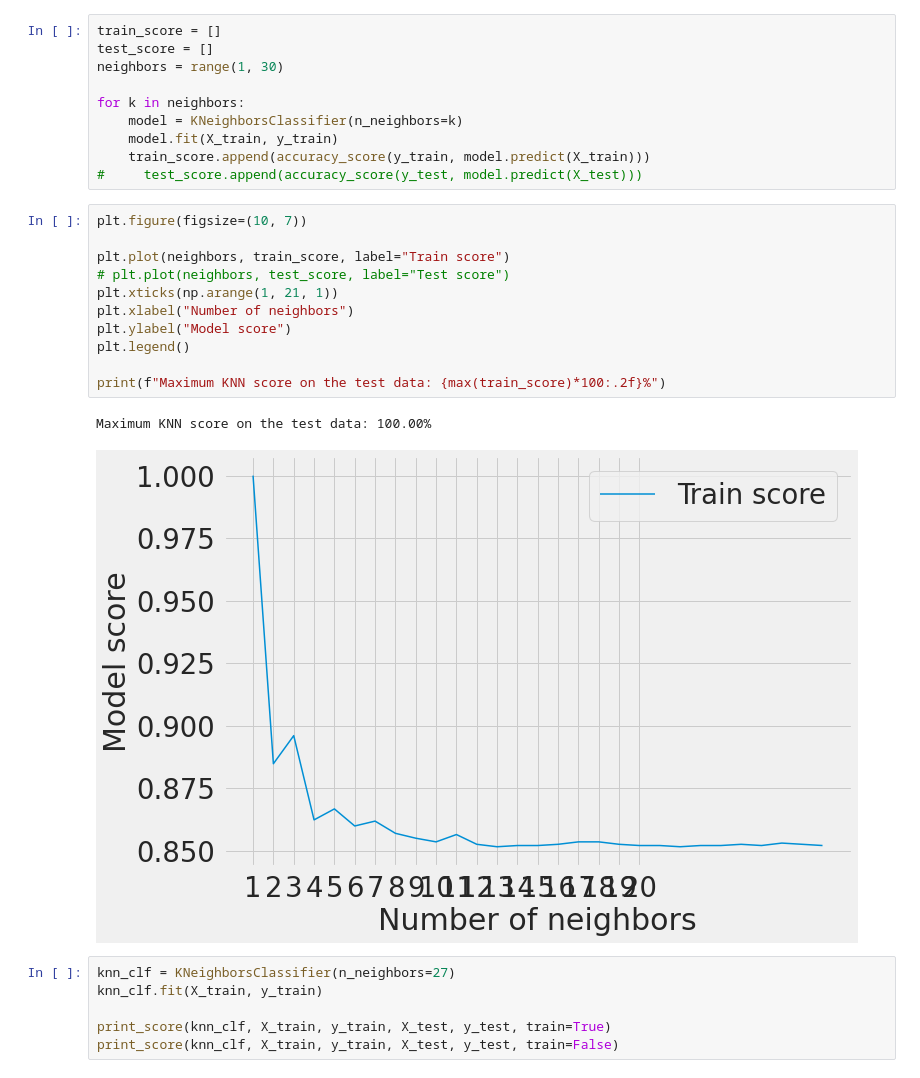
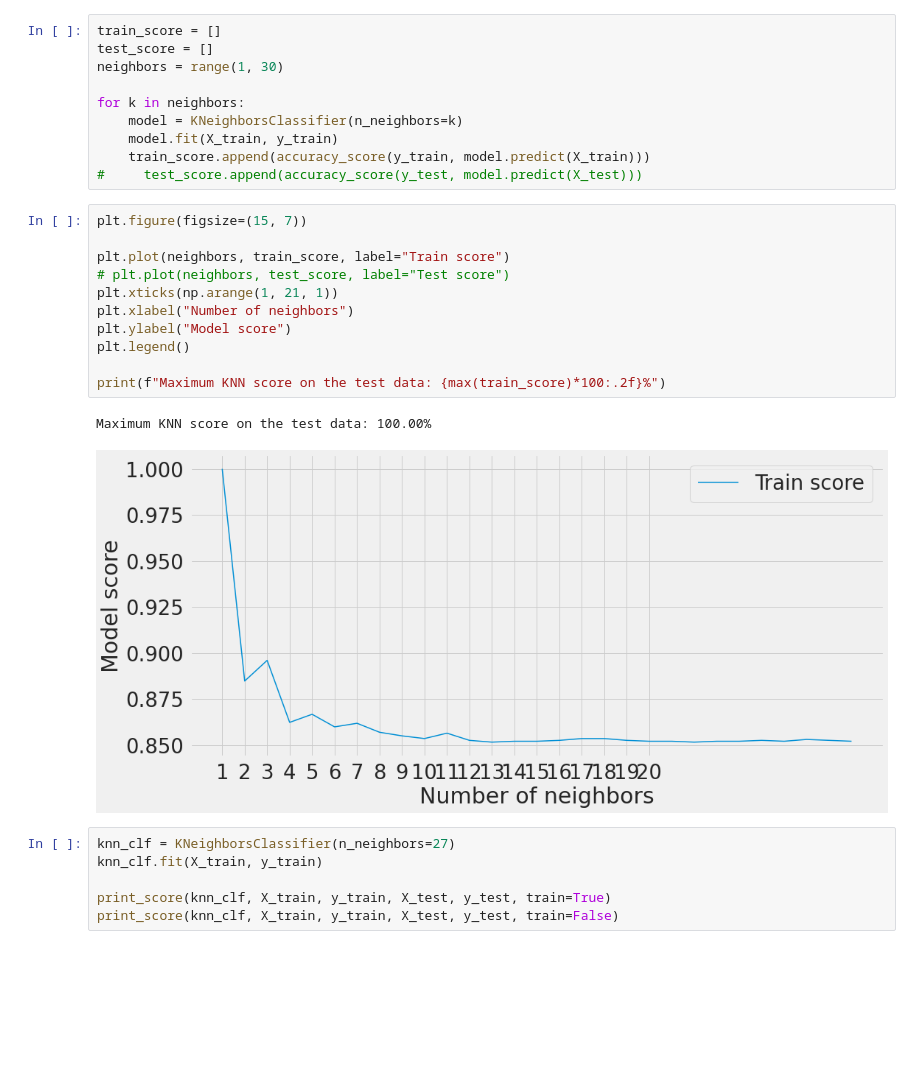
Before and after one commit to Sara19598/Cardiovascular-Risk-Prediction-ML-Classification, a Jupyter notebook: Cardiovascular_Risk_Prediction_Poonam.ipynb, the cells around one changed output. Cells and saved outputs as stored; diff of their text form; blank space fills up the shorter version.

```diff
--- a/Cardiovascular_Risk_Prediction_Poonam.ipynb
+++ b/Cardiovascular_Risk_Prediction_Poonam.ipynb
@@ -974,19 +1099,19 @@ for k in neighbors:
     train_score.append(accuracy_score(y_train, model.predict(X_train)))
 #     test_score.append(accuracy_score(y_test, model.predict(X_test)))
 # %%
-plt.figure(figsize=(10, 7))
+plt.figure(figsize=(15, 7))
 
 plt.plot(neighbors, train_score, label="Train score")
 # plt.plot(neighbors, test_score, label="Test score")
 plt.xticks(np.arange(1, 21, 1))
 plt.xlabel("Number of neighbors")
 plt.ylabel("Model score")
 plt.legend()
 
 print(f"Maximum KNN score on the test data: {max(train_score)*100:.2f}%")
 # %% [output]
 Maximum KNN score on the test data: 100.00%
-[figure, old version]
+[figure, new version]
 # %%
 knn_clf = KNeighborsClassifier(n_neighbors=27)
 knn_clf.fit(X_train, y_train)
```
Also changed, not shown: parts of 32 cells of this notebook.
